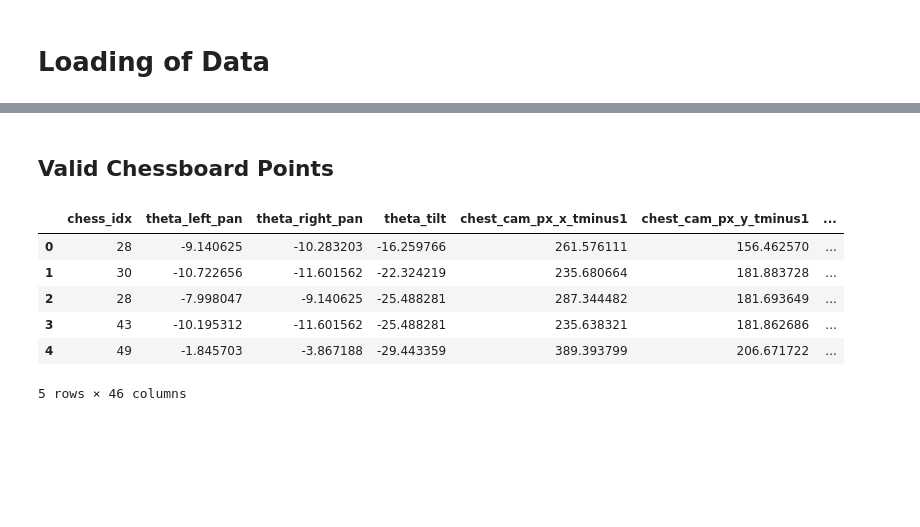
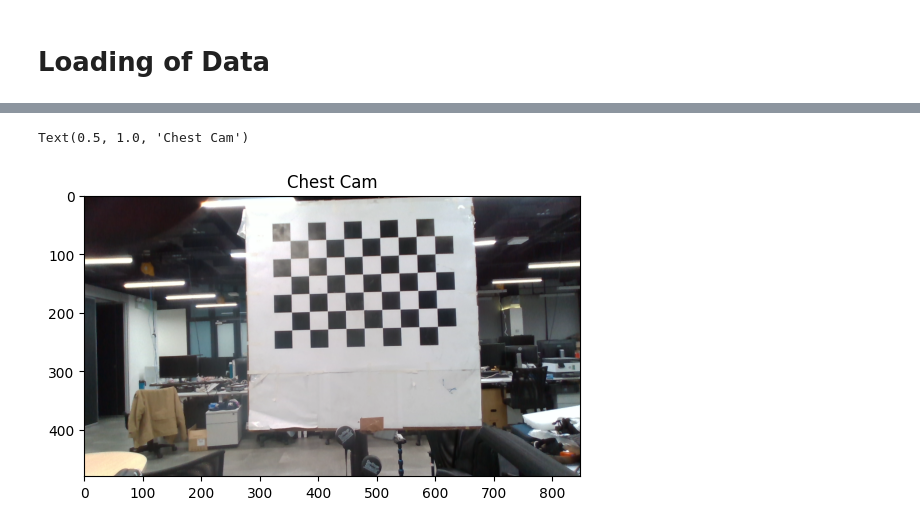
Before and after one commit to jpmnieles/grace_robot, a Jupyter notebook: 241201_Baseline_FK_Extrinsic_Matrix.ipynb, the cells around one changed output, grey strips where cells are left out. Cells and saved outputs as stored; diff of their text form; code cells hidden in the pictures; blank space fills up the shorter version.

Commit message:
Added extrinsic matrix script and images
Signed-off-by: jpmnieles <jpmnieles@connect.ust.hk>

```diff
--- a/241201_Baseline_FK_Extrinsic_Matrix.ipynb
+++ b/241201_Baseline_FK_Extrinsic_Matrix.ipynb
@@ -254,13 +46,20 @@ for i in range(400,406):
-# %% [markdown]
-## Valid Chessboard Points
-# %%
-filt_df = pickle_df[pickle_df['dx_l']>-200].reset_index(drop=True)
-filt_df.head()
-# %% [output]
-|  | chess_idx | theta_left_pan | theta_right_pan | theta_tilt | chest_cam_px_x_tminus1 | chest_cam_px_y_tminus1 | ... |
-| 0 | 28 | -9.140625 | -10.283203 | -16.259766 | 261.576111 | 156.462570 | ... |
-| 1 | 30 | -10.722656 | -11.601562 | -22.324219 | 235.680664 | 181.883728 | ... |
-| 2 | 28 | -7.998047 | -9.140625 | -25.488281 | 287.344482 | 181.693649 | ... |
-| 3 | 43 | -10.195312 | -11.601562 | -25.488281 | 235.638321 | 181.862686 | ... |
-| 4 | 49 | -1.845703 | -3.867188 | -29.443359 | 389.393799 | 206.671722 | ... |
-5 rows × 46 columns
+# %%
+# Chest Cam
+
+# Load the image containing the chessboard
+chest_img = cv2.imread('calib_imgs/240124_chest_1m.png')
+
+# Convert the image to grayscale
+chest_gray = cv2.cvtColor(chest_img, cv2.COLOR_BGR2GRAY)
+
+# Find the chessboard corners
+chest_ret, chest_corners = cv2.findChessboardCorners(chest_gray, chessboard_size, None)
+
+# Display image
+chest_disp = cv2.cvtColor(chest_img, cv2.COLOR_BGR2RGB)
+
+plt.imshow(chest_disp)
+plt.title('Chest Cam')
+# %% [output]
+Text(0.5, 1.0, 'Chest Cam')
+[figure, added]
```
Also changed, not shown: parts of 37 cells of this notebook, 4 other files.
